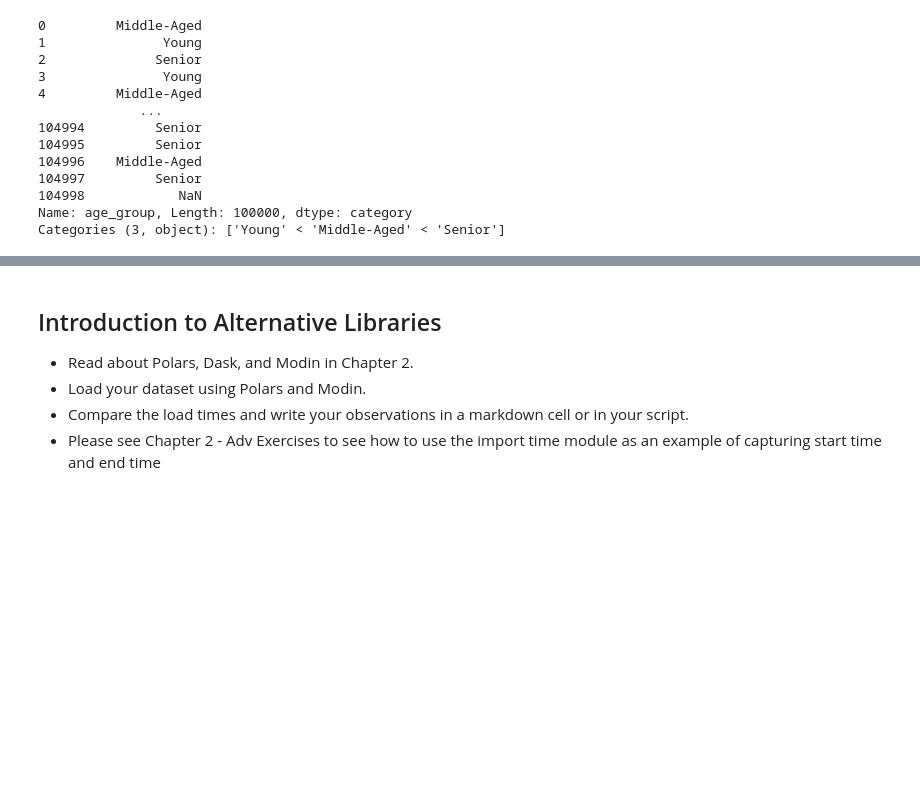
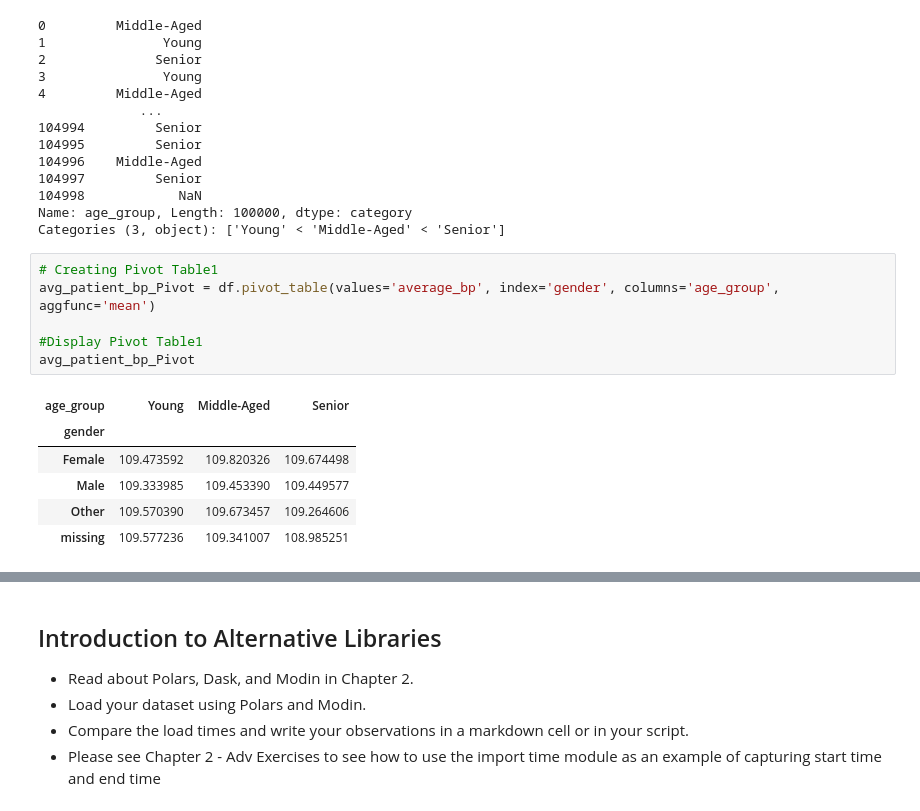
Before and after one commit to hal-yu/datasci_2_manipulation, a Jupyter notebook: HHA507_W2_Manipulation.ipynb, the cells around one changed output, grey strips where cells are left out. Cells and saved outputs as stored; diff of their text form; blank space fills up the shorter version.

```diff
--- a/HHA507_W2_Manipulation.ipynb
+++ b/HHA507_W2_Manipulation.ipynb
@@ -267,4 +267,17 @@ df['age_group']
 104998            NaN
 Name: age_group, Length: 100000, dtype: category
 Categories (3, object): ['Young' < 'Middle-Aged' < 'Senior']
+# %%
+# Creating Pivot Table1
+avg_patient_bp_Pivot = df.pivot_table(values='average_bp', index='gender', columns='age_group', aggfunc='mean')
+
+#Display Pivot Table1
+avg_patient_bp_Pivot
+# %% [output]
+| age_group | Young | Middle-Aged | Senior |
+| gender |  |  |  |
+| Female | 109.473592 | 109.820326 | 109.674498 |
+| Male | 109.333985 | 109.453390 | 109.449577 |
+| Other | 109.570390 | 109.673457 | 109.264606 |
+| missing | 109.577236 | 109.341007 | 108.985251 |
 # %%
```
Also changed, not shown: parts of 10 cells of this notebook.
